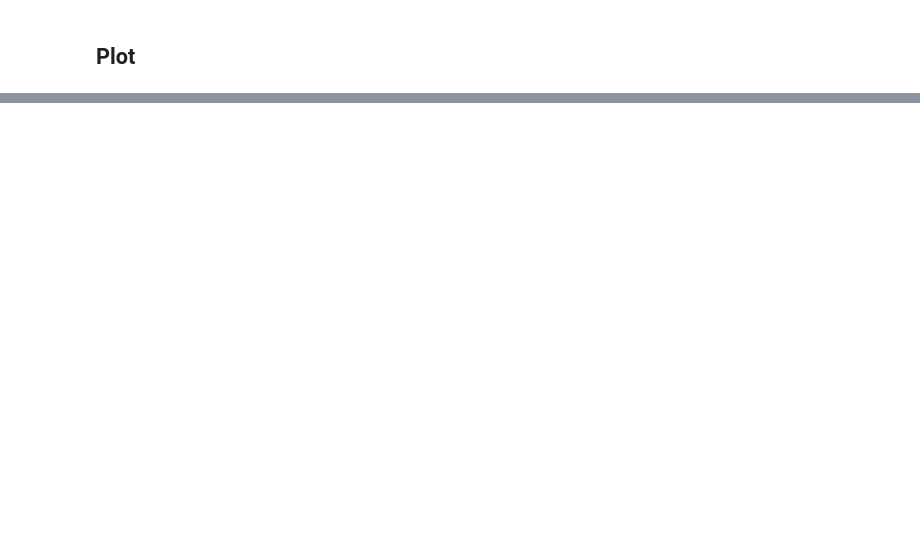
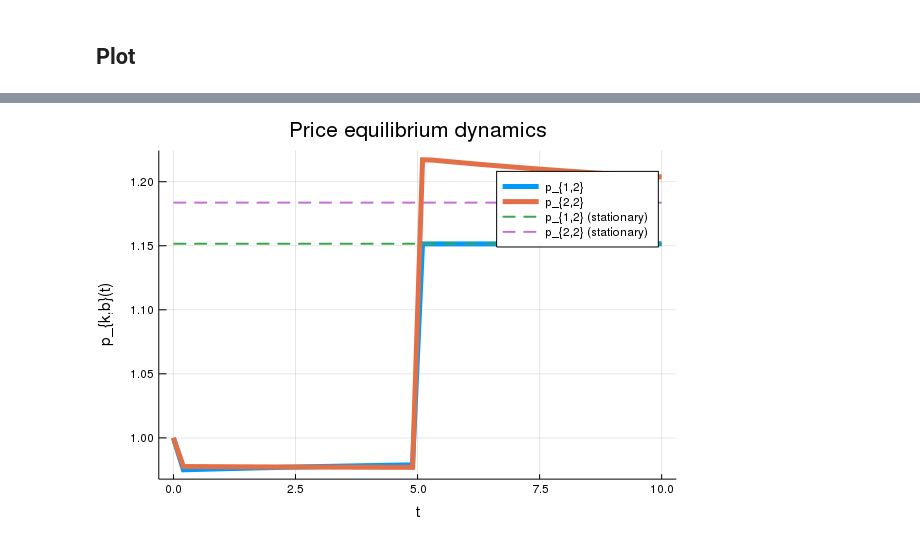
Before and after one commit to lnsongxf/Perla1.jl, a Jupyter notebook: solve-full-model.ipynb, the cells around one changed output, grey strips where cells are left out. Cells and saved outputs as stored; diff of their text form; code cells hidden in the pictures; blank space fills up the shorter version.

```diff
--- a/solve-full-model.ipynb
+++ b/solve-full-model.ipynb
@@ -95,0 +102,4 @@ plot(ts, get_ps.(1:2, 2),linewidth=5,
+# %%
+generate_plot(2, ts, get_ps.(1:2, 2), ps_stationary)
+# %% [output]
+[figure, added]
```
Also changed, not shown: parts of 7 cells of this notebook.
